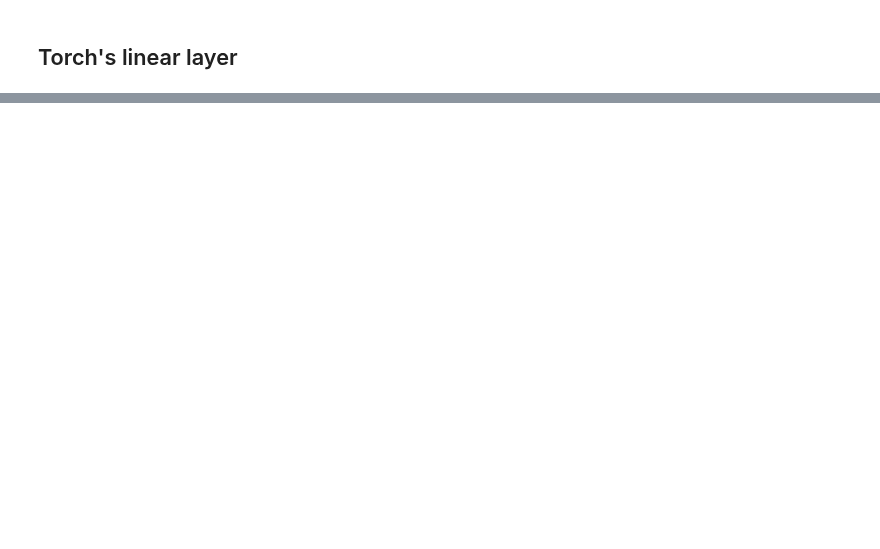
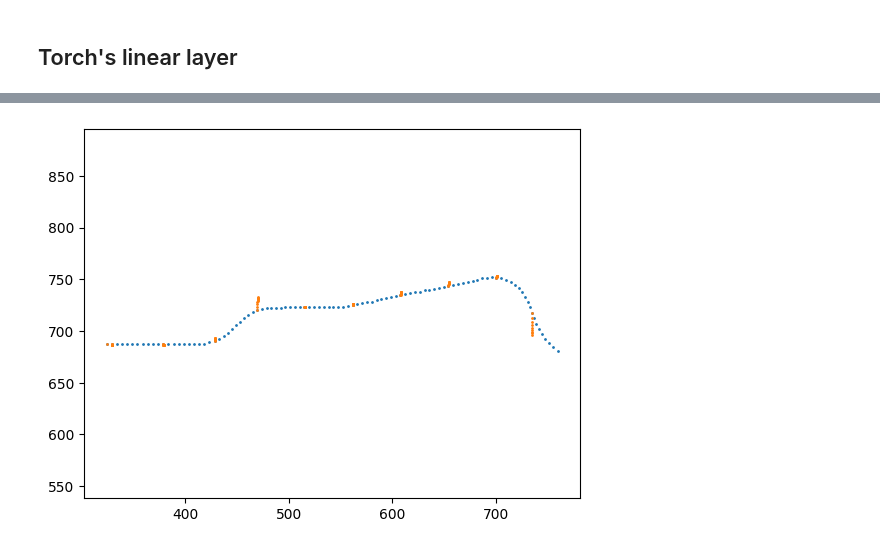
Before and after one commit to cgadski/autotude, a Jupyter notebook: rl/notebooks/state_transition_model/next_pos_problem.ipynb, the cells around one changed output, grey strips where cells are left out. Drawn from its saved outputs; the diff is of its cells as text; code cells hidden in the pictures; blank space fills up the shorter version.

```diff
--- a/rl/notebooks/state_transition_model/next_pos_problem.ipynb
+++ b/rl/notebooks/state_transition_model/next_pos_problem.ipynb
@@ -192,0 +125,26 @@ KeyboardInterrupt:
+# %%
+
+pos_pred = t.zeros((steps,2))
+diff_pred = t.zeros((steps,16))
+
+pos_pred[0] = w[start,:,-2]
+diff_pred[0]=X[start]
+for i in range(steps-1):
+     y_pred = reg.predict(diff_pred[i].reshape(1, -1))
+     y_pred = t.tensor(y_pred[0])
+     diff_pred[i+1] = t.concat(
+          (diff_pred[i][2:16], y_pred)
+     )
+     pos_pred[i+1] = pos_pred[i] + y_pred
+     if i % 10 ==0:
+         pos_pred[i+1] = w[start+i+1,:,-2]
+         diff_pred[i+1] = X[start+i+1]
+
+#plt.xlim((0, screen_size))
+#plt.ylim((0, screen_size))
+plt.axis('equal')
+plt.scatter(w[start:end,0,-2],w[start:end,1,-2],s=1)
+plt.scatter(pos_pred[:,0],pos_pred[:,1],s=1)
+plt.show()
+# %% [output]
+[figure, added]
```
Also changed, not shown: parts of 27 cells of this notebook.
